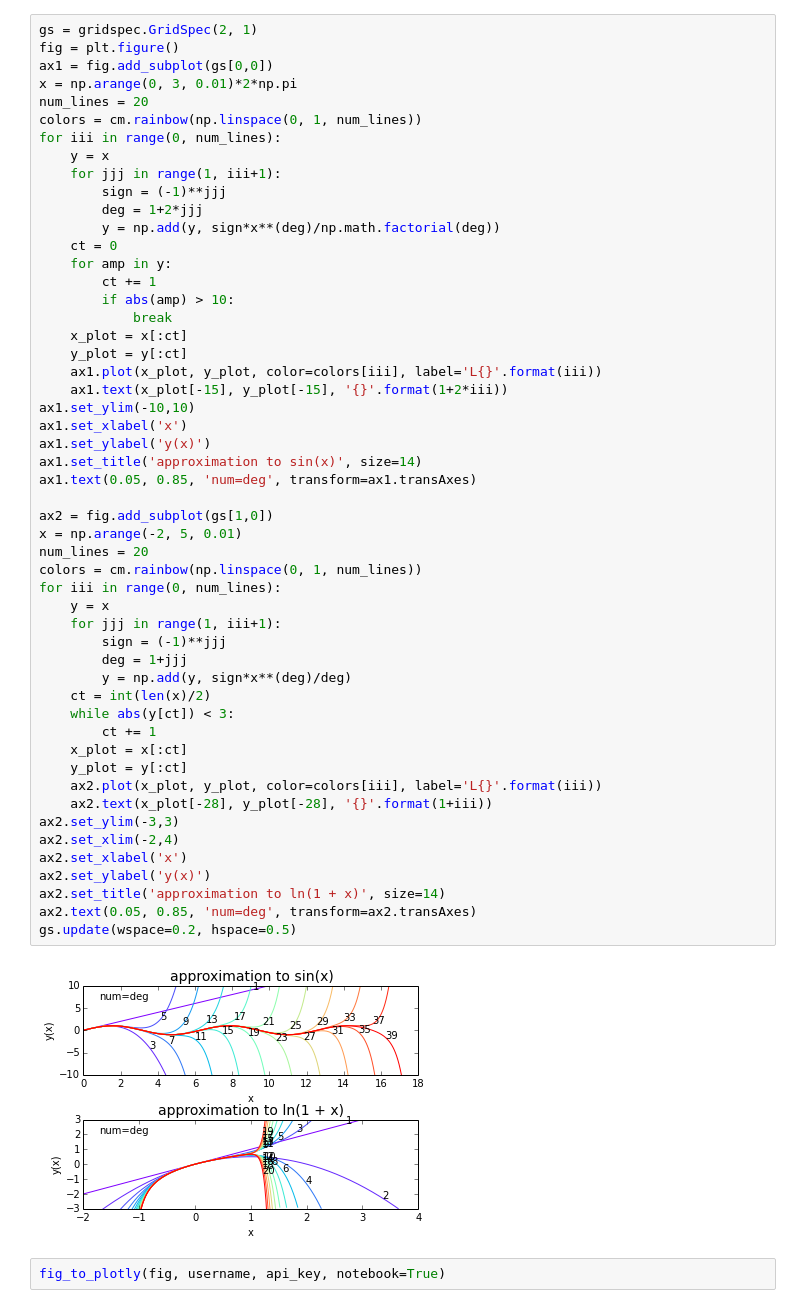
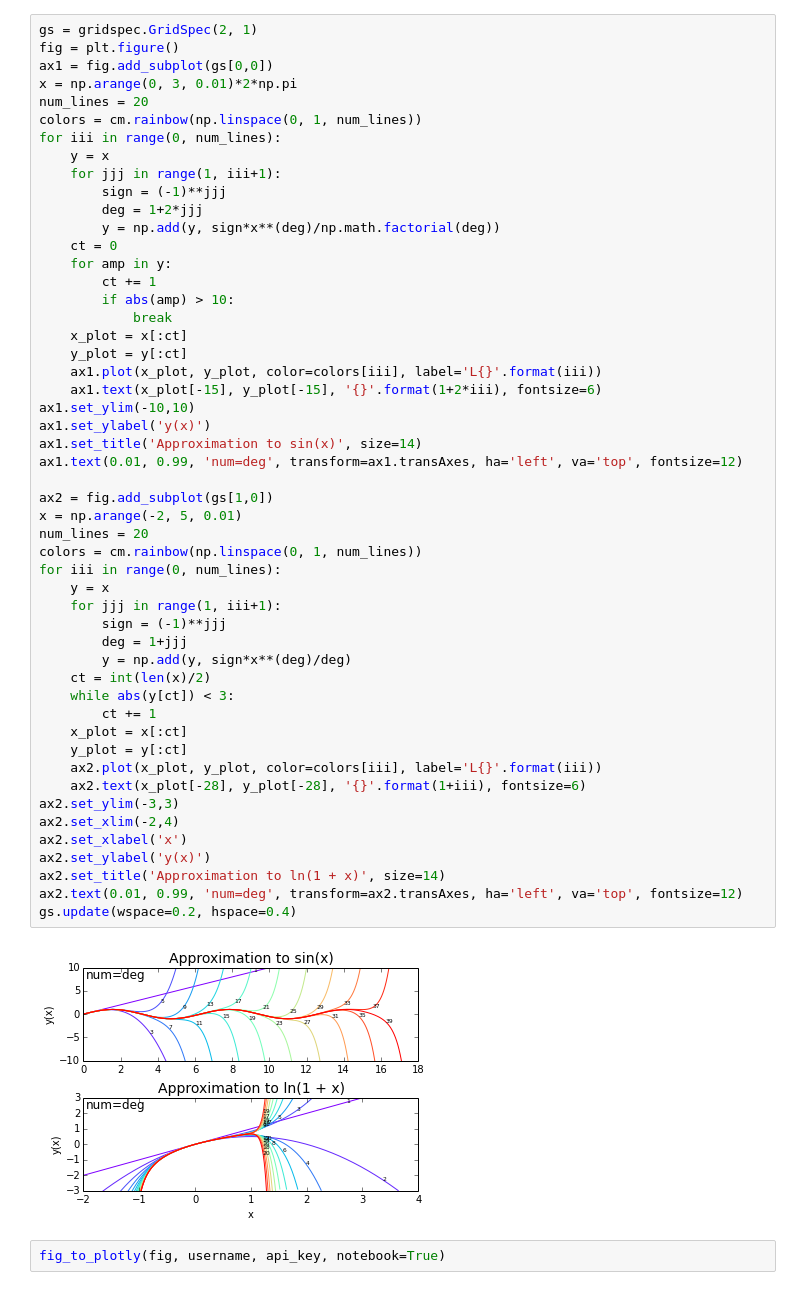
Before and after one commit to mpld3/mplexporter, a Jupyter notebook: notebooks/Annotations.ipynb, the cells around one changed output. Saved outputs shown, nothing was run; the diff lists cells and outputs as text.

```diff
--- a/notebooks/Annotations.ipynb
+++ b/notebooks/Annotations.ipynb
@@ -25,42 +28,41 @@ for iii in range(0, num_lines):
         ct += 1
         if abs(amp) > 10:
             break
     x_plot = x[:ct]
     y_plot = y[:ct]
     ax1.plot(x_plot, y_plot, color=colors[iii], label='L{}'.format(iii))
-    ax1.text(x_plot[-15], y_plot[-15], '{}'.format(1+2*iii))
+    ax1.text(x_plot[-15], y_plot[-15], '{}'.format(1+2*iii), fontsize=6)
 ax1.set_ylim(-10,10)
-ax1.set_xlabel('x')
 ax1.set_ylabel('y(x)')
-ax1.set_title('approximation to sin(x)', size=14)
-ax1.text(0.05, 0.85, 'num=deg', transform=ax1.transAxes)
+ax1.set_title('Approximation to sin(x)', size=14)
+ax1.text(0.01, 0.99, 'num=deg', transform=ax1.transAxes, ha='left', va='top', fontsize=12)
 
 ax2 = fig.add_subplot(gs[1,0])
 x = np.arange(-2, 5, 0.01)
 num_lines = 20
 colors = cm.rainbow(np.linspace(0, 1, num_lines))
 for iii in range(0, num_lines):
     y = x
     for jjj in range(1, iii+1):
         sign = (-1)**jjj
         deg = 1+jjj
         y = np.add(y, sign*x**(deg)/deg)
     ct = int(len(x)/2)
     while abs(y[ct]) < 3:
         ct += 1
     x_plot = x[:ct]
     y_plot = y[:ct]
     ax2.plot(x_plot, y_plot, color=colors[iii], label='L{}'.format(iii))
-    ax2.text(x_plot[-28], y_plot[-28], '{}'.format(1+iii))
+    ax2.text(x_plot[-28], y_plot[-28], '{}'.format(1+iii), fontsize=6)
 ax2.set_ylim(-3,3)
 ax2.set_xlim(-2,4)
 ax2.set_xlabel('x')
 ax2.set_ylabel('y(x)')
-ax2.set_title('approximation to ln(1 + x)', size=14)
-ax2.text(0.05, 0.85, 'num=deg', transform=ax2.transAxes)
-gs.update(wspace=0.2, hspace=0.5)
+ax2.set_title('Approximation to ln(1 + x)', size=14)
+ax2.text(0.01, 0.99, 'num=deg', transform=ax2.transAxes, ha='left', va='top', fontsize=12)
+gs.update(wspace=0.2, hspace=0.4)
 # %% [output]
-[figure, old version]
+[figure, new version]
 # %%
 fig_to_plotly(fig, username, api_key, notebook=True)
 # %% [output]
```
Also changed, not shown: parts of 3 cells of this notebook, 1 other file.
